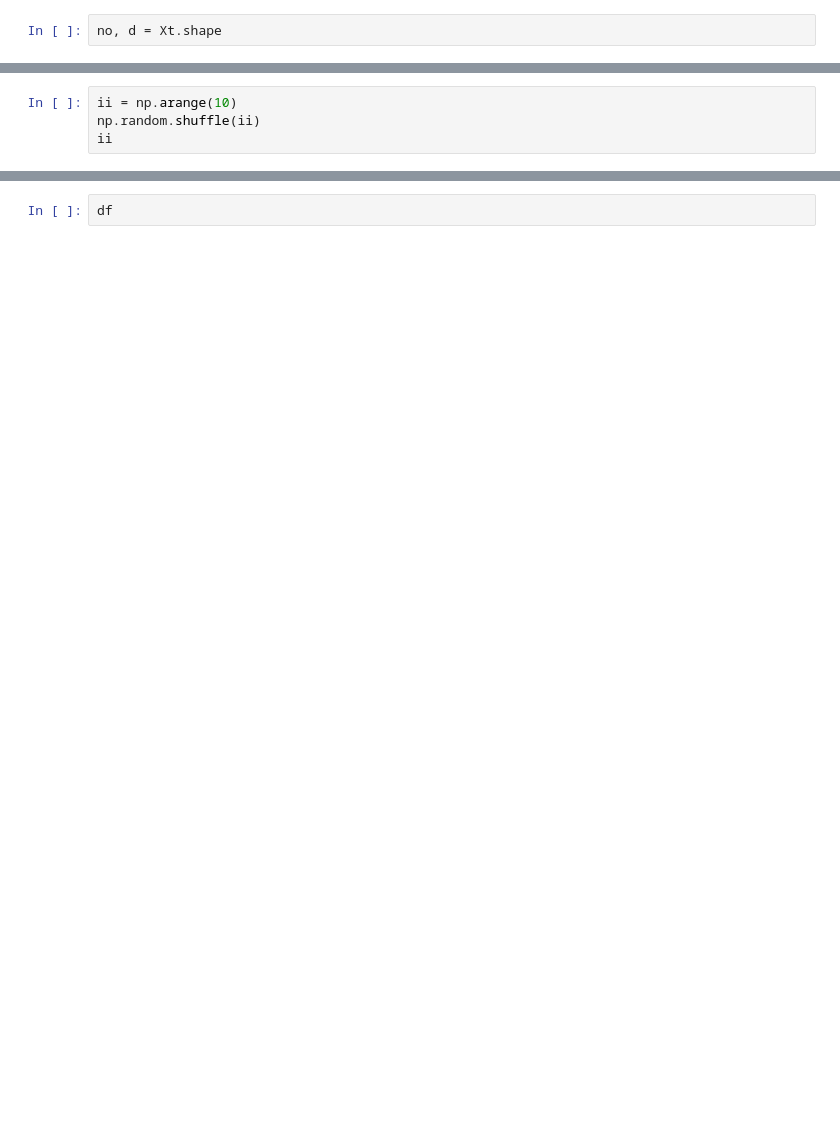
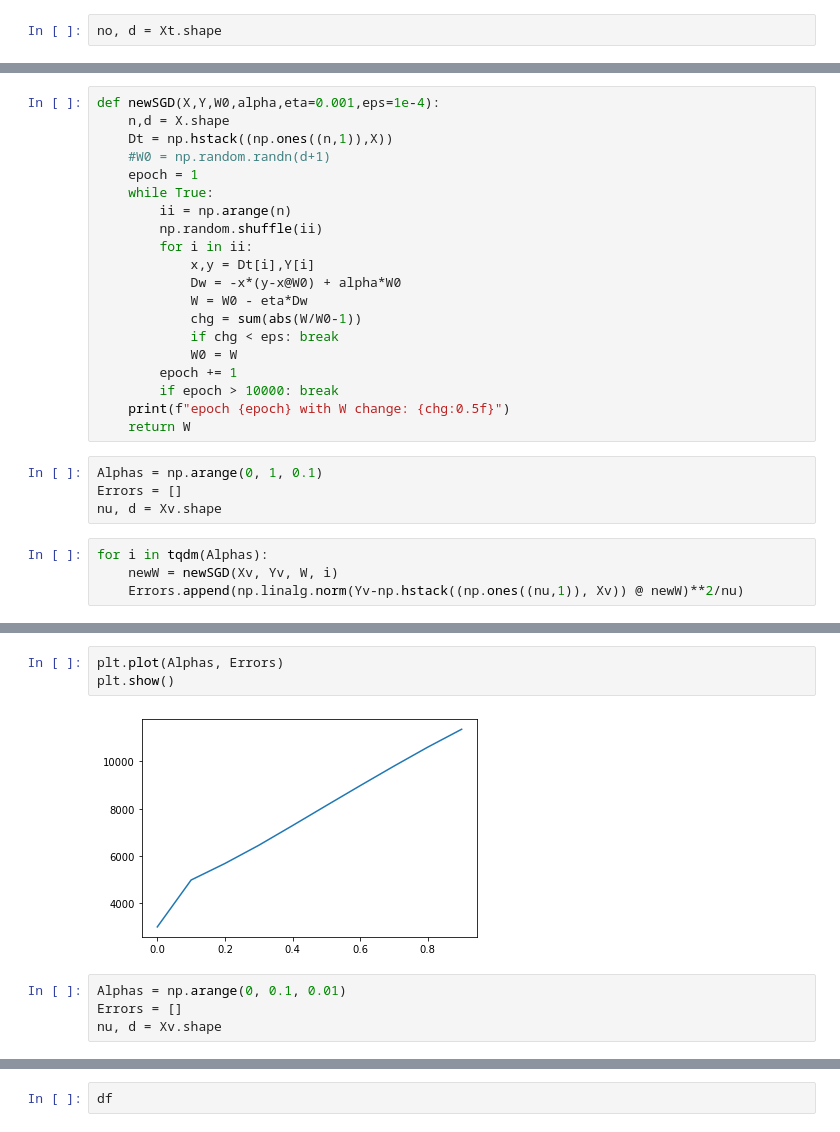
Before and after one commit to garfield-gray/NeuralNetwork, a Jupyter notebook: Ridge/main.ipynb, the cells around one changed output, grey strips where cells are left out. Saved outputs shown, nothing was run; the diff lists cells and outputs as text; blank space fills up the shorter version.

```diff
--- a/Ridge/main.ipynb
+++ b/Ridge/main.ipynb
@@ -83,4 +87,0 @@ np.linalg.norm(Yt-np.hstack((np.ones((no,1)), Xt)) @ W)
-# %%
-ii = np.arange(10)
-np.random.shuffle(ii)
-ii
@@ -93,0 +93,28 @@ array([0, 1, 2, 3])
+# %%
+def newSGD(X,Y,W0,alpha,eta=0.001,eps=1e-4):
+    n,d = X.shape
+    Dt = np.hstack((np.ones((n,1)),X))
+    #W0 = np.random.randn(d+1)
+    epoch = 1
+    while True:
+        ii = np.arange(n)
+        np.random.shuffle(ii)
+        for i in ii:
+            x,y = Dt[i],Y[i]
+            Dw = -x*(y-x@W0) + alpha*W0
+            W = W0 - eta*Dw
+            chg = sum(abs(W/W0-1))
+            if chg < eps: break
+            W0 = W
+        epoch += 1
+        if epoch > 10000: break
+    print(f"epoch {epoch} with W change: {chg:0.5f}")
+    return W
+# %%
+Alphas = np.arange(0, 1, 0.1)
+Errors = []
+nu, d = Xv.shape
+# %%
+for i in tqdm(Alphas):
+    newW = newSGD(Xv, Yv, W, i)
+    Errors.append(np.linalg.norm(Yv-np.hstack((np.ones((nu,1)), Xv)) @ newW)**2/nu)
@@ -93,0 +132,9 @@ array([0, 1, 2, 3])
+# %%
+plt.plot(Alphas, Errors)
+plt.show()
+# %% [output]
+[figure, added]
+# %%
+Alphas = np.arange(0, 0.1, 0.01)
+Errors = []
+nu, d = Xv.shape
```
Also changed, not shown: parts of 25 cells of this notebook.
